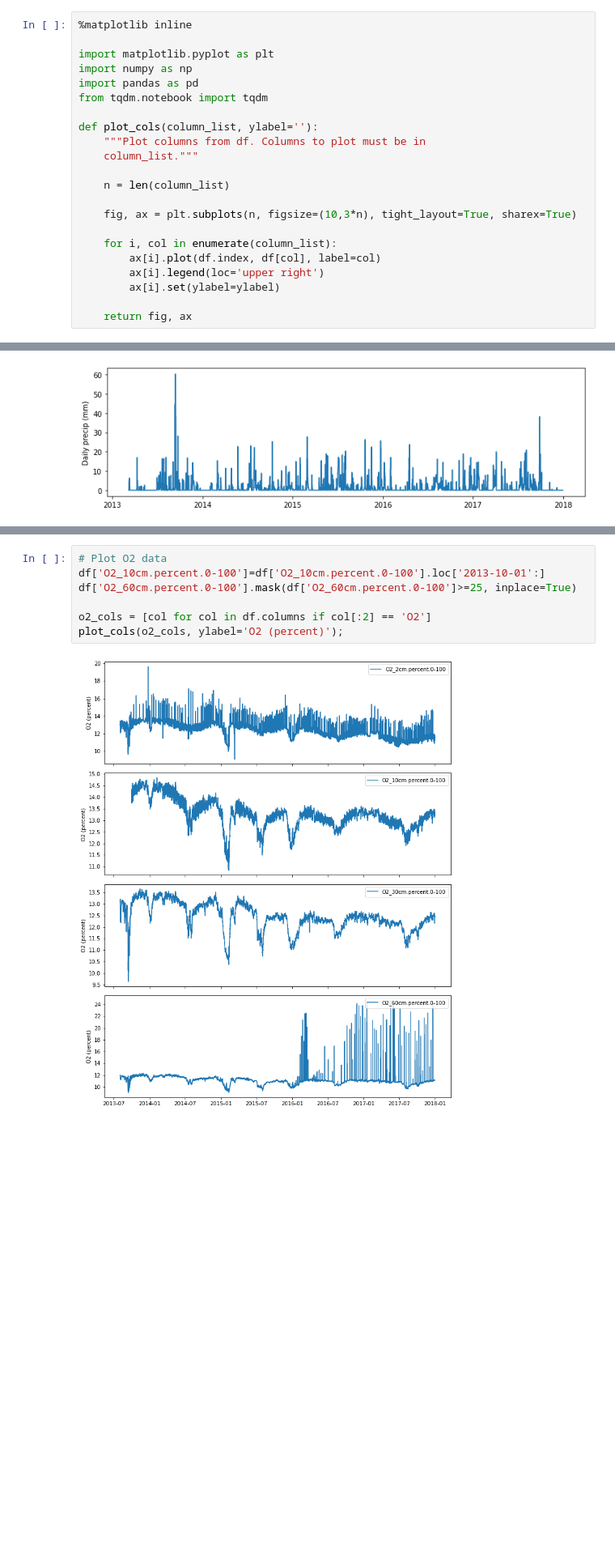
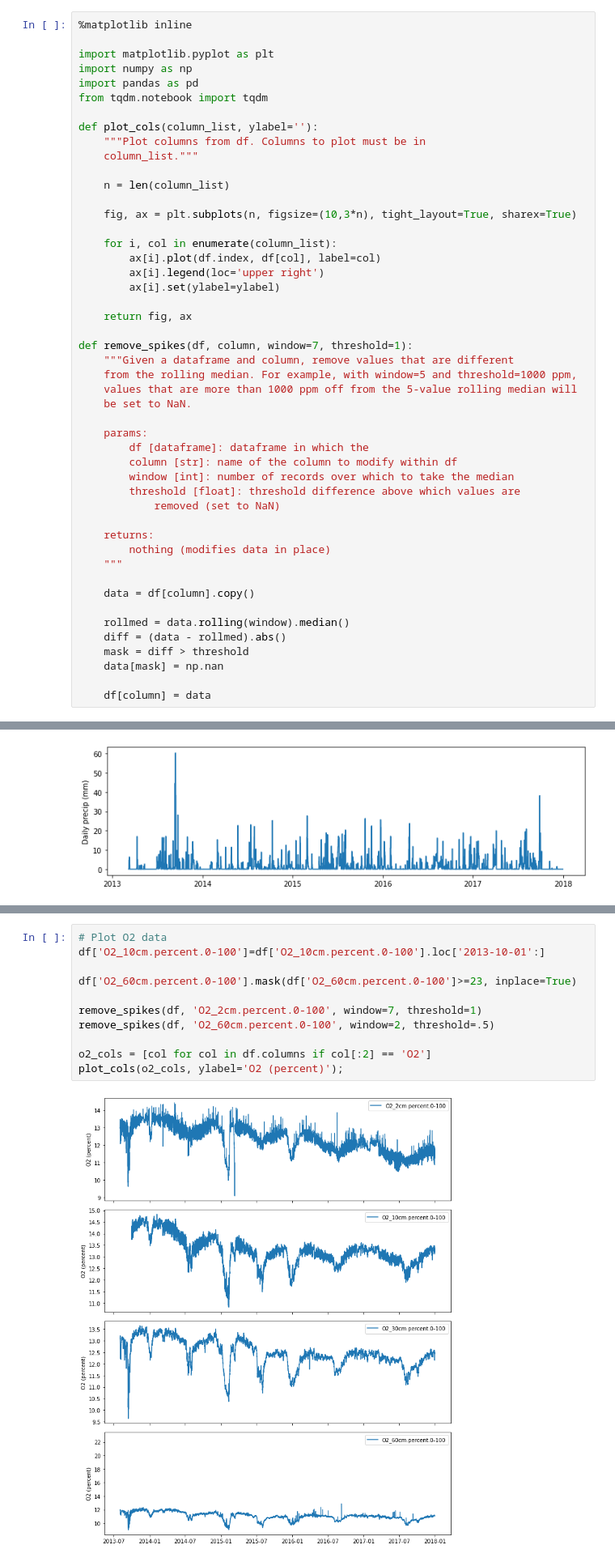
Before and after one commit to mberghouse/CO2-Data, a Jupyter notebook: python_processing/Catalina-Jemez_CZO/MC_Pit4.ipynb, the cells around one changed output, grey strips where cells are left out. Shown at 81% size. Cells and saved outputs as stored; diff of their text form; blank space fills up the shorter version.

Commit message:
Applied remove_spike function
Removed spikes from Catalina-Jemez

```diff
--- a/python_processing/Catalina-Jemez_CZO/MC_Pit4.ipynb
+++ b/python_processing/Catalina-Jemez_CZO/MC_Pit4.ipynb
@@ -37,6 +37,32 @@ def plot_cols(column_list, ylabel=''):
         ax[i].set(ylabel=ylabel)
 
     return fig, ax
+
+def remove_spikes(df, column, window=7, threshold=1):
+    """Given a dataframe and column, remove values that are different
+    from the rolling median. For example, with window=5 and threshold=1000 ppm,
+    values that are more than 1000 ppm off from the 5-value rolling median will
+    be set to NaN.
+
+    params:
+        df [dataframe]: dataframe in which the
+        column [str]: name of the column to modify within df
+        window [int]: number of records over which to take the median
+        threshold [float]: threshold difference above which values are
+            removed (set to NaN)
+
+    returns:
+        nothing (modifies data in place)
+    """
+
+    data = df[column].copy()
+
+    rollmed = data.rolling(window).median()
+    diff = (data - rollmed).abs()
+    mask = diff > threshold
+    data[mask] = np.nan
+
+    df[column] = data
 # %%
 # Import each file individually as a dataframe and append it to a list of dataframes
 
@@ -124,12 +155,16 @@ plot_cols(co2_cols, ylabel='CO2 (ppm)');
 # %%
 # Plot O2 data
 df['O2_10cm.percent.0-100']=df['O2_10cm.percent.0-100'].loc['2013-10-01':]
-df['O2_60cm.percent.0-100'].mask(df['O2_60cm.percent.0-100']>=25, inplace=True)
+
+df['O2_60cm.percent.0-100'].mask(df['O2_60cm.percent.0-100']>=23, inplace=True)
+
+remove_spikes(df, 'O2_2cm.percent.0-100', window=7, threshold=1)
+remove_spikes(df, 'O2_60cm.percent.0-100', window=2, threshold=.5)
 
 o2_cols = [col for col in df.columns if col[:2] == 'O2']
 plot_cols(o2_cols, ylabel='O2 (percent)');
 # %% [output]
-[figure, old version]
+[figure, new version]
 # %%
 # Plot soil moisture data
 sm_cols = [col for col in df.columns if 'SoilMoisture' in col]
```
Also changed, not shown: parts of 2 cells of this notebook, 27 other files.
